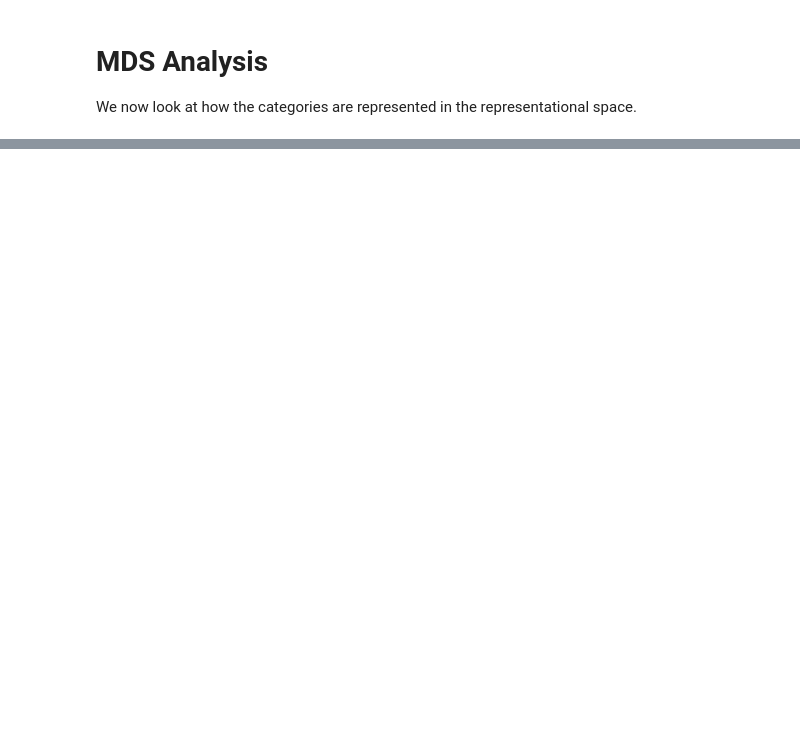
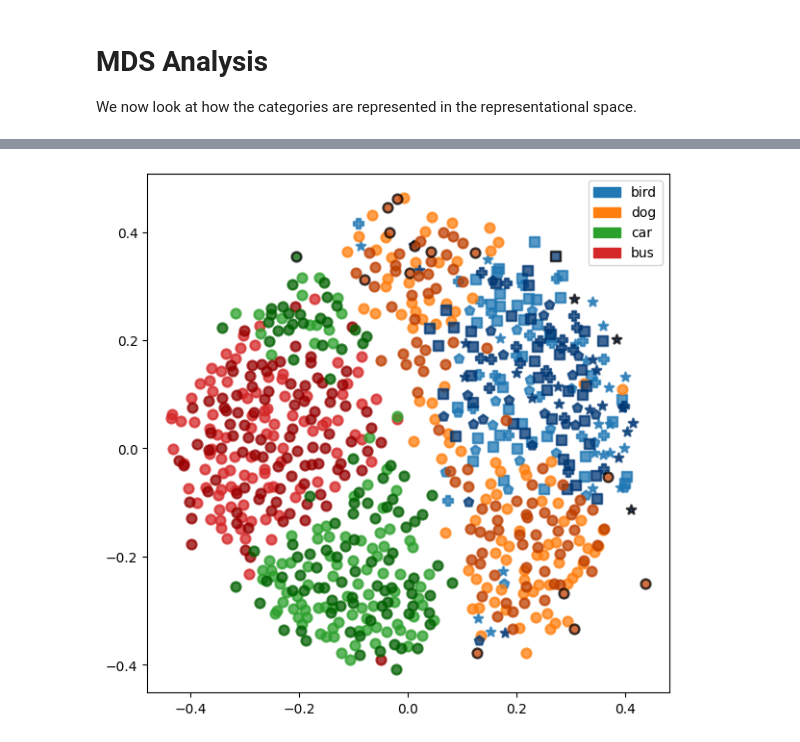
Before and after one commit to tobasummandal/deepCats, a Jupyter notebook: thesis.ipynb, the cells around one changed output, grey strips where cells are left out. Cells and saved outputs as stored; diff of their text form; code cells hidden in the pictures; blank space fills up the shorter version.

```diff
--- a/thesis.ipynb
+++ b/thesis.ipynb
@@ -490,18 +517,0 @@ plt.legend(
-# %%
-# Create MDS for Imagenet
-imagenetMDS = MDS(n_components=2, dissimilarity="precomputed")
-imagenetSolution = imagenetMDS.fit_transform(imagenetSimMat)
-
-# Plot MDS
-fig, ax = plt.subplots(1, 1, figsize=(5, 5))
-
-# Plot MDS
-for i in range(len(catImgs)):
-    ax.scatter(
-        imagenetSolution[i, 0],
-        imagenetSolution[i, 1],
-        color = colors[i],
-        marker = markers[i]
-    )
-
-plt.legend(handles=legendHandles)
@@ -510,0 +628,41 @@ plt.legend(handles=legendHandles)
+# %%
+# Plot MDS
+fig, ax = plt.subplots(1, 1, figsize=(7, 7))
+
+# Plot MDS
+for i, row in catImgs.iterrows():
+    edgecolors = None
+    color = colors[i]
+    if row["set"] == "test":
+        color = [c - 0.25 if c - 0.25 > 0 else 0 for c in color]
+        logIdx = (
+            (performance["model"] == "ecoset")
+            & (performance["image"] == row["name"])
+            & (performance["level"] == "basic")
+        )
+        noResponses = performance.loc[logIdx]["response"].values == "no"
+        if np.any(noResponses):
+            edgecolors = "k"
+
+    ax.scatter(
+        ecosetSolution[i, 0],
+        ecosetSolution[i, 1],
+        s=50,
+        color=color,
+        marker=markers[i],
+        edgecolors=edgecolors,
+        alpha=0.75,
+        linewidths=1.75,
+    )
+
+legendHandles = [
+    mpatches.Patch(color=colorMap["bird"], label="bird"),
+    mpatches.Patch(color=colorMap["dog"], label="dog"),
+    mpatches.Patch(color=colorMap["car"], label="car"),
+    mpatches.Patch(color=colorMap["bus"], label="bus"),
+]
+ax.legend(handles=legendHandles, loc="upper right")
+
+fig.show()
+# %% [output]
+[figure, added]
```
Also changed, not shown: parts of 33 cells of this notebook.
